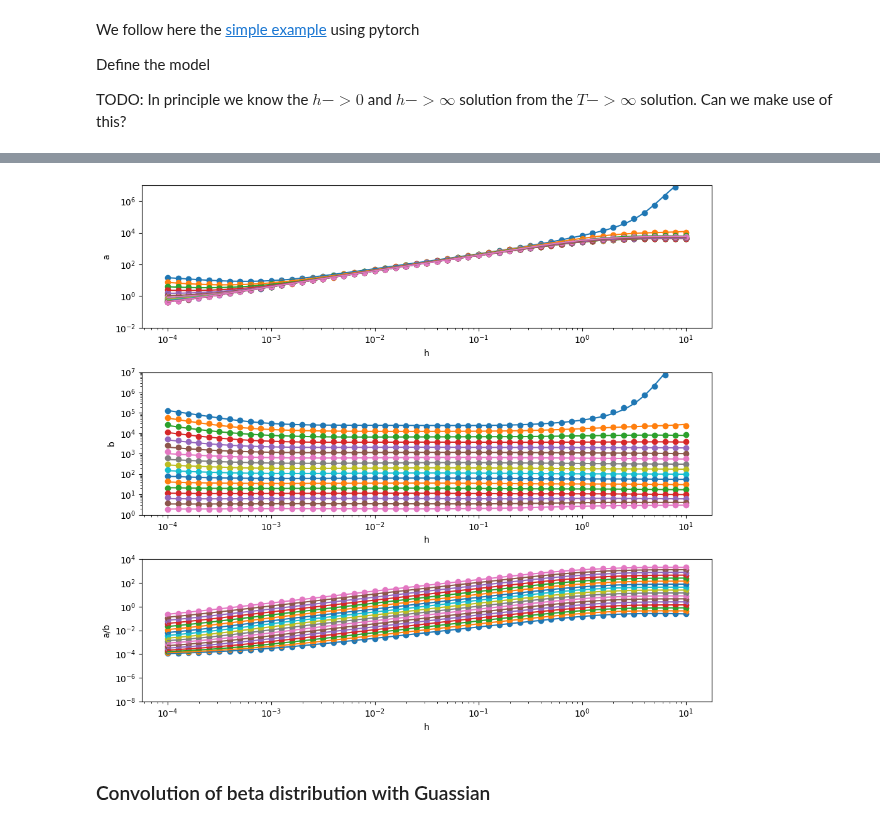
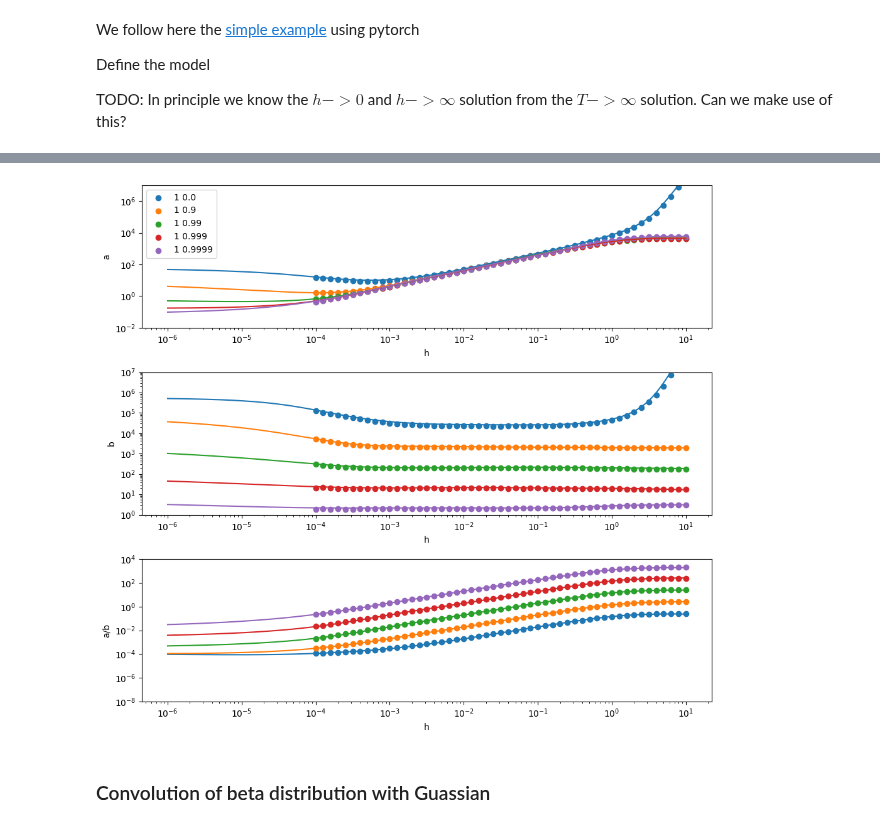
Before and after one commit to sahelazizpour/Finite-Observation-Dynamic-Range, a Jupyter notebook: 0_update/analysis.ipynb, the cells around one changed output, grey strips where cells are left out. Saved outputs shown, nothing was run; the diff lists cells and outputs as text; code cells hidden in the pictures.

```diff
--- a/0_update/analysis.ipynb
+++ b/0_update/analysis.ipynb
@@ -136,11 +159,11 @@ $$ P(o) = \mathcal{N}(a(h|\lambda,\mu), \sigma)$$
 For the $T\to\infty$ case, we have a one-to-one mapping between input $h$ and network activity $a$, given by
 $$a(h|\lambda, \mu) = \frac{\mu\left(1-e^{-h\Delta t}\right)}{1-\lambda(1-\mu)-\lambda\mu e^{-h\Delta t}}$$
 # %%
-hs=np.logspace(-5,1,20)
-colors=['red','blue','orange','green']
-for i,lam in enumerate([0,0.9,0.99,0.999]):
+hs=np.logspace(-6,1,100)
+colors=['red','blue','orange','green', 'gold']
+for i,lam in enumerate([0,0.9,0.99,0.999, 0.9999]):
     plt.plot(hs*0.2, a_inf(lam, mu, hs), label='{}'.format(lam), color=colors[i], alpha=0.5)
-    plt.plot(hs, a(hs, lam, 1.0), color=colors[i])
+    plt.plot(hs, a_inf(lam, 1.0, hs), color=colors[i])
 plt.xscale("log")
 plt.xlabel("input")
 plt.ylabel("activity")
@@ -432,10 +455,10 @@ import matplotlib.pyplot as plt
 fig, axes = plt.subplots(3, 1, figsize=(10, 9))
 
 # mesh grid for contour plot
-log10hs = np.linspace(-4, 1, 200)
+log10hs = np.linspace(-6, 1, 200)
 
 windows = df["window"].unique()
-lambdas = df["lam"].unique()
+lambdas = np.sort(df["lam"].unique())
 hs = df["h"].unique()
 seeds = df["seed"].unique()
 # reverse the order of the windows
@@ -443,7 +466,7 @@ seeds = df["seed"].unique()
 window=1
 #lam=0.9
 #for window in sorted(windows)[::-1]:
-for lam in lambdas:
+for lam in lambdas[::4]:
     df_temp = df[(df["window"] == window) & (df["lam"] == lam)]
     X_model = np.dstack([np.log10(window)*np.ones_like(log10hs), np.log10(1-lam)*np.ones_like(log10hs), log10hs]).reshape(-1, 3)
     X_model_scaled = X_scaler.transform(X_model)
@@ -454,35 +477,35 @@ for lam in lambdas:
     b_model = 10**Y_model[:, 1]
 
     ref = axes[0].scatter(df_temp["h"].values, df_temp["a"], label="{} {}".format(window, lam))
     axes[0].plot(10**log10hs, a_model, color=ref.get_facecolor()[0])
     axes[1].scatter(df_temp["h"].values, df_temp["b"], label="{} {}".format(window, lam))
     axes[1].plot(10**log10hs, b_model, color=ref.get_facecolor()[0])
     axes[2].scatter(df_temp["h"].values, df_temp["a"] / df_temp["b"], label="{} {}".format(window, lam))
     axes[2].plot(10**log10hs, a_model/b_model, color=ref.get_facecolor()[0])
 
 axes[0].set_xlabel("h")
 axes[1].set_xlabel("h")
 axes[2].set_xlabel("h")
 axes[0].set_ylabel("a")
 axes[1].set_ylabel("b")
 axes[2].set_ylabel("a/b")
 
 axes[0].set_yscale("log")
 axes[1].set_yscale("log")
 axes[2].set_yscale("log")
 
 axes[0].set_xscale("log")
 axes[1].set_xscale("log")
 axes[2].set_xscale("log")
 
 axes[0].set_ylim(1e-2, 1e7)
 axes[1].set_ylim(1e0, 1e7)
 axes[2].set_ylim(1e-8, 1e4)
 
-#axes[0].legend(loc='upper left')
+axes[0].legend(loc='upper left')
 plt.tight_layout()
 # %% [output]
-[figure, old version]
+[figure, new version]
 # %% [markdown]
 ### Convolution of beta distribution with Guassian
 # %%
```
Also changed, not shown: parts of 6 cells of this notebook.
